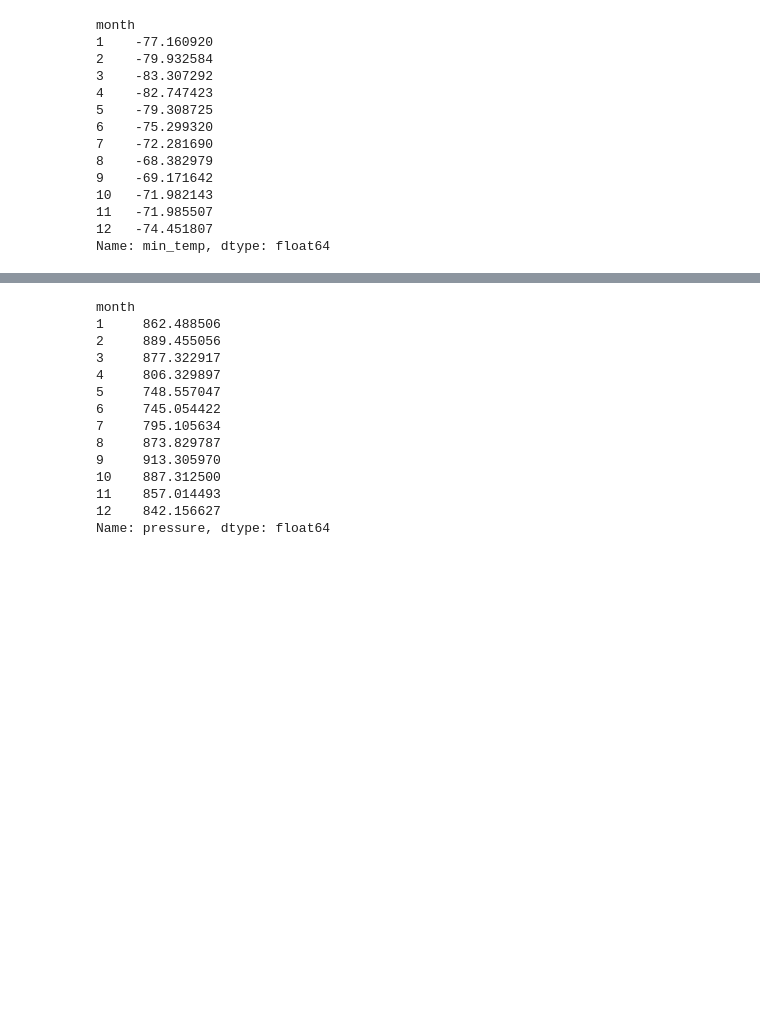
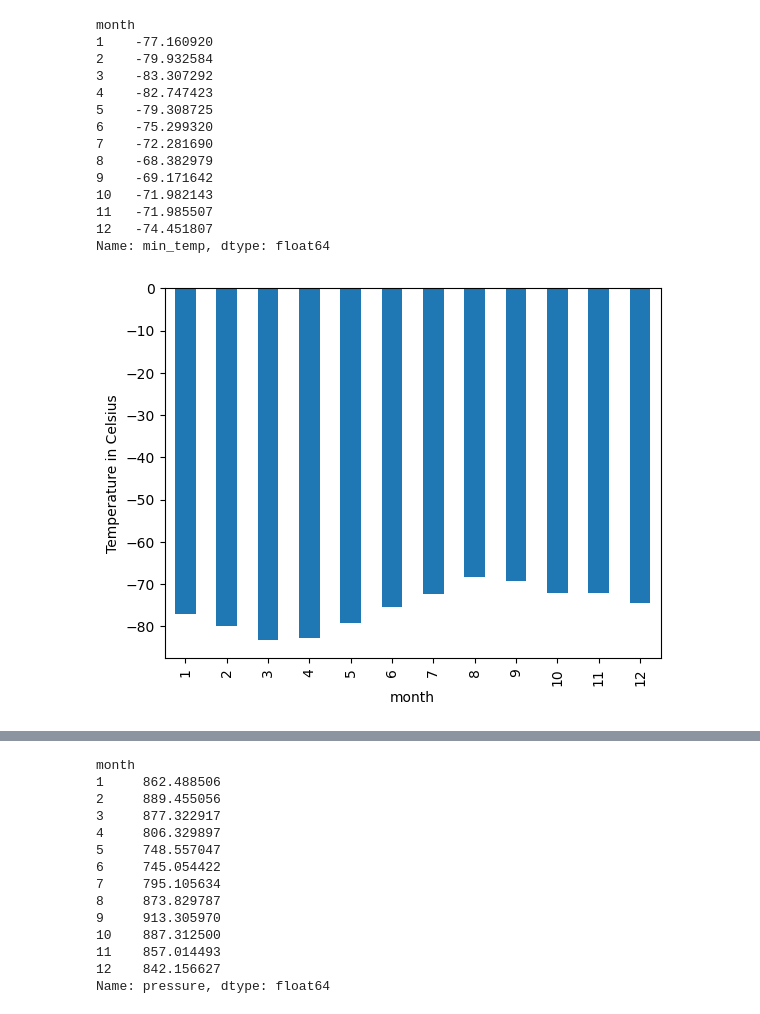
Before and after one commit to HunterStilwell/web-scraping-challenge, a Jupyter notebook: Mars/part_2_mars_weather.ipynb, the cells around one changed output, grey strips where cells are left out. Drawn from its saved outputs; the diff is of its cells as text; code cells hidden in the pictures; blank space fills up the shorter version.

```diff
--- a/Mars/part_2_mars_weather.ipynb
+++ b/Mars/part_2_mars_weather.ipynb
@@ -171,5 +171,10 @@ month
 Name: min_temp, dtype: float64
 # %%
 # Plot the average temperature by month
+avgMinTemp.plot.bar()
+plt.ylabel('Temperature in Celsius')
+plt.show()
+# %% [output]
+[figure, added]
 # %%
 # Identify the coldest and hottest months in Curiosity's location
```
Also changed, not shown: parts of 4 cells of this notebook, 1 other file.
